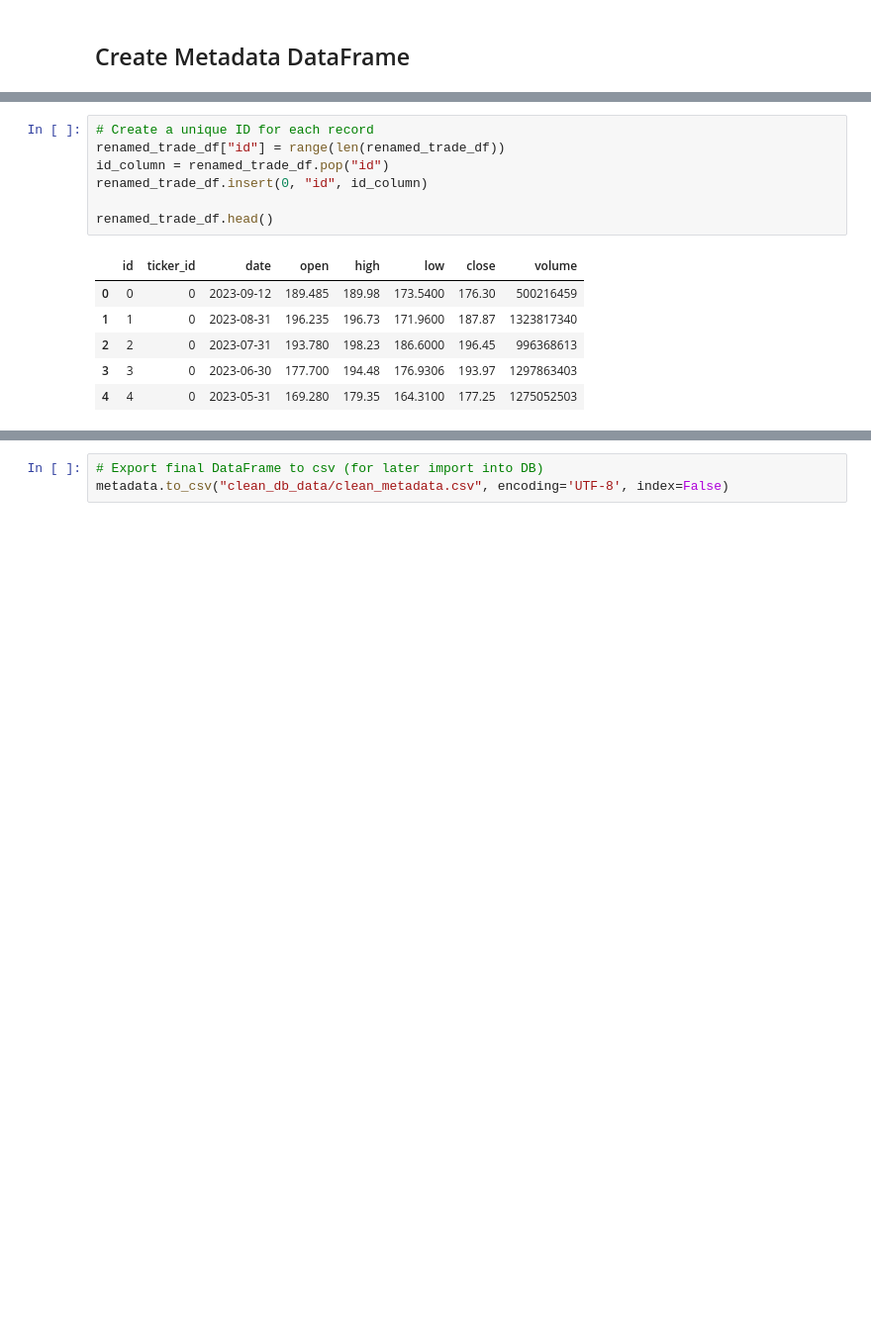
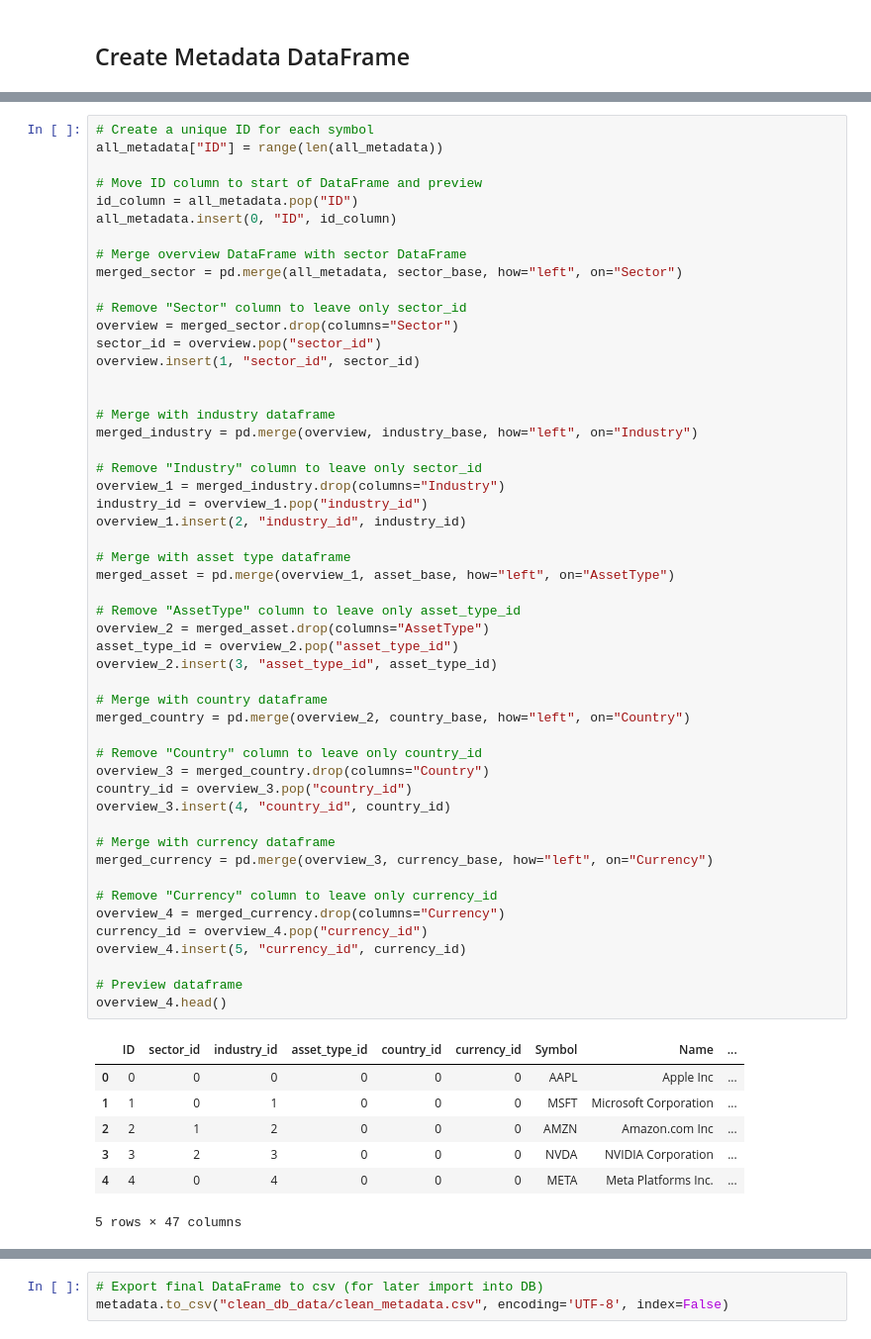
Before and after one commit to Kokolipa/Nasdaq_100, a Jupyter notebook: transform.ipynb, the cells around one changed output, grey strips where cells are left out. Shown at 99% size. Cells and saved outputs as stored; diff of their text form; blank space fills up the shorter version.

```diff
--- a/transform.ipynb
+++ b/transform.ipynb
@@ -453,14 +190,59 @@ renamed_trade_df
-# %%
-# Create a unique ID for each record
-renamed_trade_df["id"] = range(len(renamed_trade_df))
-id_column = renamed_trade_df.pop("id")
-renamed_trade_df.insert(0, "id", id_column)
-
-renamed_trade_df.head()
-# %% [output]
-|  | id | ticker_id | date | open | high | low | close | volume |
-| 0 | 0 | 0 | 2023-09-12 | 189.485 | 189.98 | 173.5400 | 176.30 | 500216459 |
-| 1 | 1 | 0 | 2023-08-31 | 196.235 | 196.73 | 171.9600 | 187.87 | 1323817340 |
-| 2 | 2 | 0 | 2023-07-31 | 193.780 | 198.23 | 186.6000 | 196.45 | 996368613 |
-| 3 | 3 | 0 | 2023-06-30 | 177.700 | 194.48 | 176.9306 | 193.97 | 1297863403 |
-| 4 | 4 | 0 | 2023-05-31 | 169.280 | 179.35 | 164.3100 | 177.25 | 1275052503 |
+# %%
+# Create a unique ID for each symbol
+all_metadata["ID"] = range(len(all_metadata))
+
+# Move ID column to start of DataFrame and preview
+id_column = all_metadata.pop("ID")
+all_metadata.insert(0, "ID", id_column)
+
+# Merge overview DataFrame with sector DataFrame
+merged_sector = pd.merge(all_metadata, sector_base, how="left", on="Sector")
+
+# Remove "Sector" column to leave only sector_id
+overview = merged_sector.drop(columns="Sector")
+sector_id = overview.pop("sector_id")
+overview.insert(1, "sector_id", sector_id)
+
+
+# Merge with industry dataframe
+merged_industry = pd.merge(overview, industry_base, how="left", on="Industry")
+
+# Remove "Industry" column to leave only sector_id
+overview_1 = merged_industry.drop(columns="Industry")
+industry_id = overview_1.pop("industry_id")
+overview_1.insert(2, "industry_id", industry_id)
+
+# Merge with asset type dataframe
+merged_asset = pd.merge(overview_1, asset_base, how="left", on="AssetType")
+
+# Remove "AssetType" column to leave only asset_type_id
+overview_2 = merged_asset.drop(columns="AssetType")
+asset_type_id = overview_2.pop("asset_type_id")
+overview_2.insert(3, "asset_type_id", asset_type_id)
+
+# Merge with country dataframe
+merged_country = pd.merge(overview_2, country_base, how="left", on="Country")
+
+# Remove "Country" column to leave only country_id
+overview_3 = merged_country.drop(columns="Country")
+country_id = overview_3.pop("country_id")
+overview_3.insert(4, "country_id", country_id)
+
+# Merge with currency dataframe
+merged_currency = pd.merge(overview_3, currency_base, how="left", on="Currency")
+
+# Remove "Currency" column to leave only currency_id
+overview_4 = merged_currency.drop(columns="Currency")
+currency_id = overview_4.pop("currency_id")
+overview_4.insert(5, "currency_id", currency_id)
+
+# Preview dataframe
+overview_4.head()
+# %% [output]
+|  | ID | sector_id | industry_id | asset_type_id | country_id | currency_id | Symbol | Name | ... |
+| 0 | 0 | 0 | 0 | 0 | 0 | 0 | AAPL | Apple Inc | ... |
+| 1 | 1 | 0 | 1 | 0 | 0 | 0 | MSFT | Microsoft Corporation | ... |
+| 2 | 2 | 1 | 2 | 0 | 0 | 0 | AMZN | Amazon.com Inc | ... |
+| 3 | 3 | 2 | 3 | 0 | 0 | 0 | NVDA | NVIDIA Corporation | ... |
+| 4 | 4 | 0 | 4 | 0 | 0 | 0 | META | Meta Platforms Inc. | ... |
+5 rows × 47 columns
```
Also changed, not shown: parts of 44 cells of this notebook, 1 other file.
